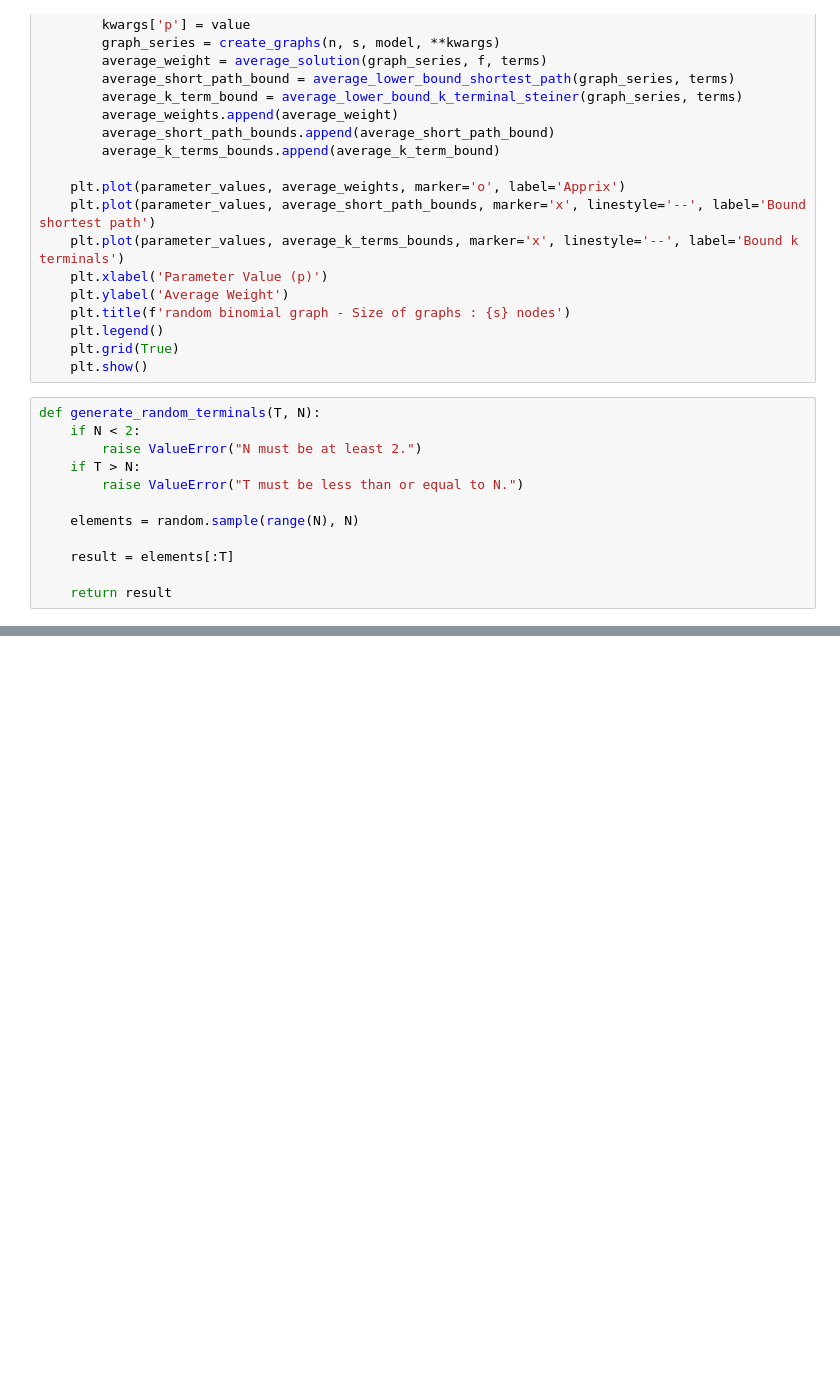
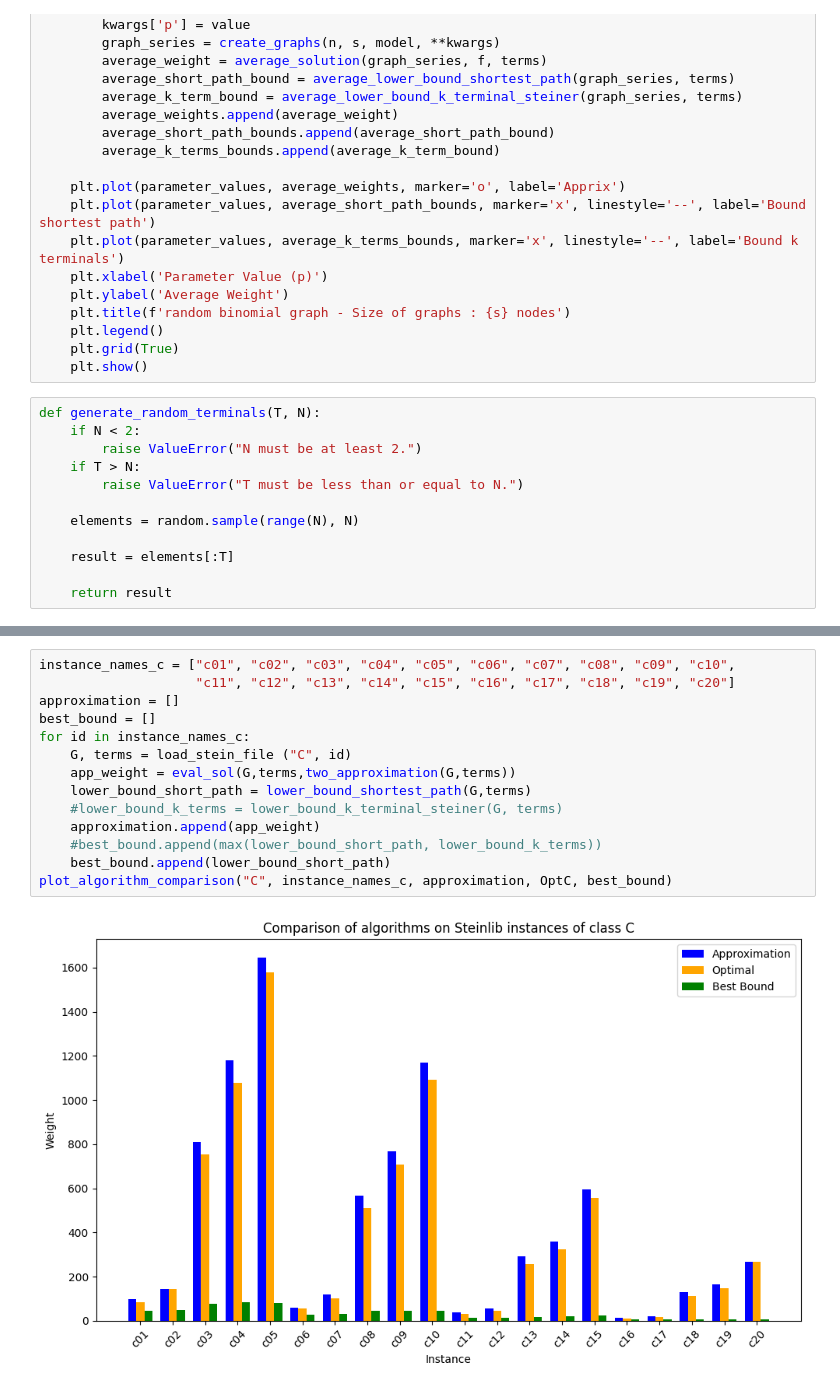
Before and after one commit to tianwengu/Approximating-the-best-electrical-network-configuration, a Jupyter notebook: Approximation.ipynb, the cells around one changed output, grey strips where cells are left out. Drawn from its saved outputs; the diff is of its cells as text; blank space fills up the shorter version.

```diff
--- a/Approximation.ipynb
+++ b/Approximation.ipynb
@@ -297,0 +321,16 @@ plot_average_solution_vs_terminals(nb_graphs,nb_nodes,nx.generators.binomial_gra
+# %%
+instance_names_c = ["c01", "c02", "c03", "c04", "c05", "c06", "c07", "c08", "c09", "c10",
+                    "c11", "c12", "c13", "c14", "c15", "c16", "c17", "c18", "c19", "c20"]
+approximation = []
+best_bound = []
+for id in instance_names_c:
+    G, terms = load_stein_file ("C", id)
+    app_weight = eval_sol(G,terms,two_approximation(G,terms))
+    lower_bound_short_path = lower_bound_shortest_path(G,terms)
+    #lower_bound_k_terms = lower_bound_k_terminal_steiner(G, terms)
+    approximation.append(app_weight)
+    #best_bound.append(max(lower_bound_short_path, lower_bound_k_terms))
+    best_bound.append(lower_bound_short_path)
+plot_algorithm_comparison("C", instance_names_c, approximation, OptC, best_bound)
+# %% [output]
+[figure, added]
```
Also changed, not shown: parts of 22 cells of this notebook.
